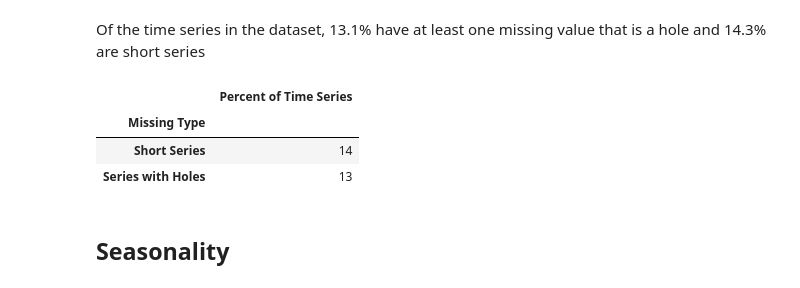
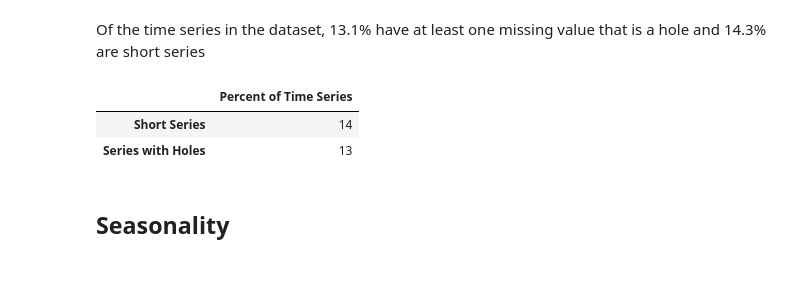
Before and after one commit to bert9bert/forecast_wiki_traffic, a Jupyter notebook: summary/Forecast_Wiki_Traffic_SummaryDetailed.ipynb, the cells around one changed output. Saved outputs shown, nothing was run; the diff lists cells and outputs as text; code cells hidden in the pictures.

```diff
--- a/summary/Forecast_Wiki_Traffic_SummaryDetailed.ipynb
+++ b/summary/Forecast_Wiki_Traffic_SummaryDetailed.ipynb
@@ -92,19 +92,20 @@ Of the time series in the dataset, 13.1% have at least one missing value that is
 # %%
 missing_counts_by_ts_ratio_disp = missing_counts_by_ts_ratio.copy()
 missing_counts_by_ts_ratio_disp = missing_counts_by_ts_ratio_disp.loc[["missing_short","missing_hole"],:]
 
 missing_counts_by_ts_ratio_disp.reset_index(inplace=True)
 
 missing_counts_by_ts_ratio_disp.columns = ["Missing Type","Percent of Time Series"]
 missing_counts_by_ts_ratio_disp["Missing Type"] = ["Short Series","Series with Holes"]
 missing_counts_by_ts_ratio_disp["Percent of Time Series"] = \
     np.round(missing_counts_by_ts_ratio_disp["Percent of Time Series"]*100).astype(int)
 
 missing_counts_by_ts_ratio_disp.set_index("Missing Type", inplace=True)
+missing_counts_by_ts_ratio_disp.index.name = None
+
 display(HTML(missing_counts_by_ts_ratio_disp.to_html()))
 # %% [output]
 |  | Percent of Time Series |
-| Missing Type |  |
 | Short Series | 14 |
 | Series with Holes | 13 |
 # %% [markdown]
```
Also changed, not shown: parts of 1 cell of this notebook, 1 other file.
